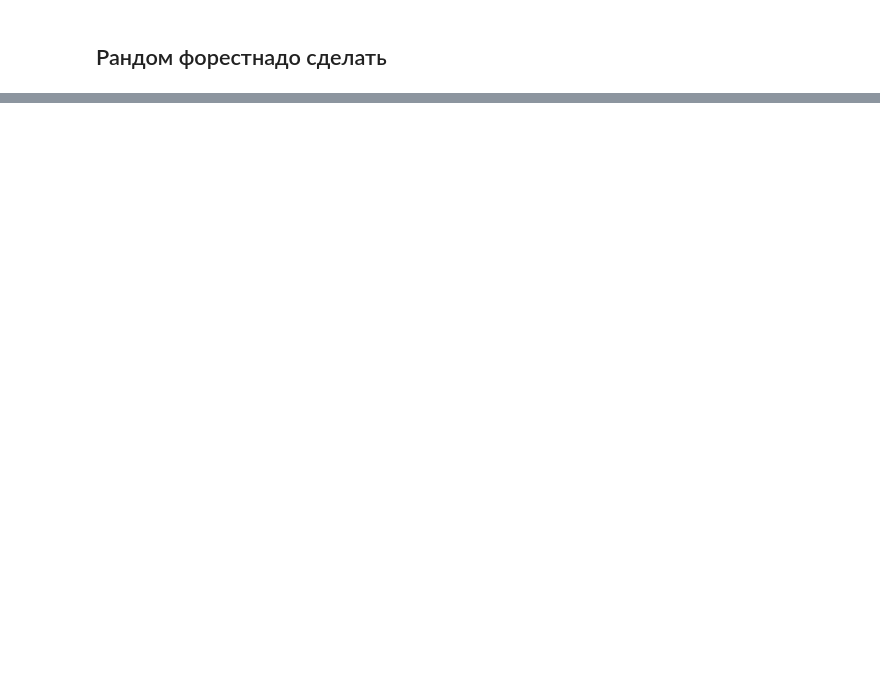
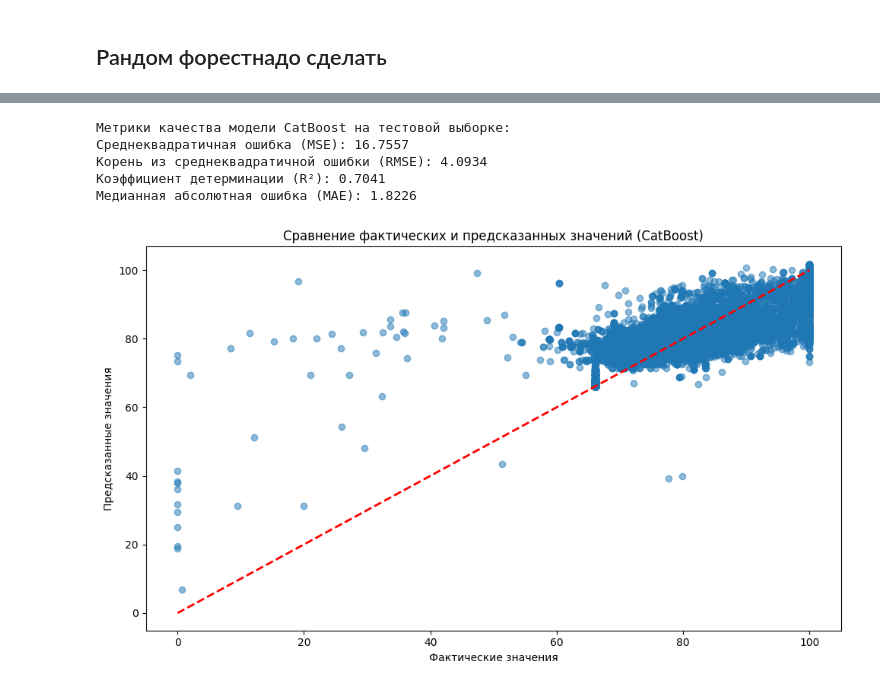
Before and after one commit to ItamMigel/Marathon-Digital-Solutions, a Jupyter notebook: analys.ipynb, the cells around one changed output, grey strips where cells are left out. Saved outputs shown, nothing was run; the diff lists cells and outputs as text; code cells hidden in the pictures; blank space fills up the shorter version.

```diff
--- a/analys.ipynb
+++ b/analys.ipynb
@@ -534,0 +602,11 @@ print(gb_importance.head(10))
+# %%
+from catboost import CatBoostRegressor
+
+cat_model = CatBoostRegressor(n_estimators=10, random_state=42)
+cat_model.fit(X_scaled_train, y_train)
+
+y_pred_cat = cat_model.predict(X_scaled_test)
+
+mse_cat = mean_squared_error(y_test, y_pred_cat)
+rmse_cat = np.sqrt(mse_cat)
+r2_cat = r2_score(y_test, y_pred_cat)
@@ -534,0 +625,36 @@ print(gb_importance.head(10))
+# %%
+from sklearn.metrics import mean_squared_error, r2_score
+
+# Делаем предсказания на тестовом наборе
+y_pred_cat = cat_model.predict(X_scaled_test)
+
+# Оцениваем качество модели
+mse_cat = mean_squared_error(y_test, y_pred_cat)
+rmse_cat = np.sqrt(mse_cat)
+r2_cat = r2_score(y_test, y_pred_cat)
+
+print("Метрики качества модели CatBoost на тестовой выборке:")
+print(f"Среднеквадратичная ошибка (MSE): {mse_cat:.4f}")
+print(f"Корень из среднеквадратичной ошибки (RMSE): {rmse_cat:.4f}")
+print(f"Коэффициент детерминации (R²): {r2_cat:.4f}")
+from sklearn.metrics import median_absolute_error
+mae_cat = median_absolute_error(y_test, y_pred_cat)
+print(f"Медианная абсолютная ошибка (MAE): {mae_cat:.4f}")
+print()
+
+# Визуализация результатов
+plt.figure(figsize=(10, 6))
+plt.scatter(y_test, y_pred_cat, alpha=0.5)
+plt.plot([y_test.min(), y_test.max()], [y_test.min(), y_test.max()], 'r--', lw=2)
+plt.xlabel('Фактические значения')
+plt.ylabel('Предсказанные значения')
+plt.title('Сравнение фактических и предсказанных значений (CatBoost)')
+plt.tight_layout()
+plt.show()
+# %% [output]
+Метрики качества модели CatBoost на тестовой выборке:
+Среднеквадратичная ошибка (MSE): 16.7557
+Корень из среднеквадратичной ошибки (RMSE): 4.0934
+Коэффициент детерминации (R²): 0.7041
+Медианная абсолютная ошибка (MAE): 1.8226
+[figure, added]
```
Also changed, not shown: parts of 19 cells of this notebook, 1 other file.
